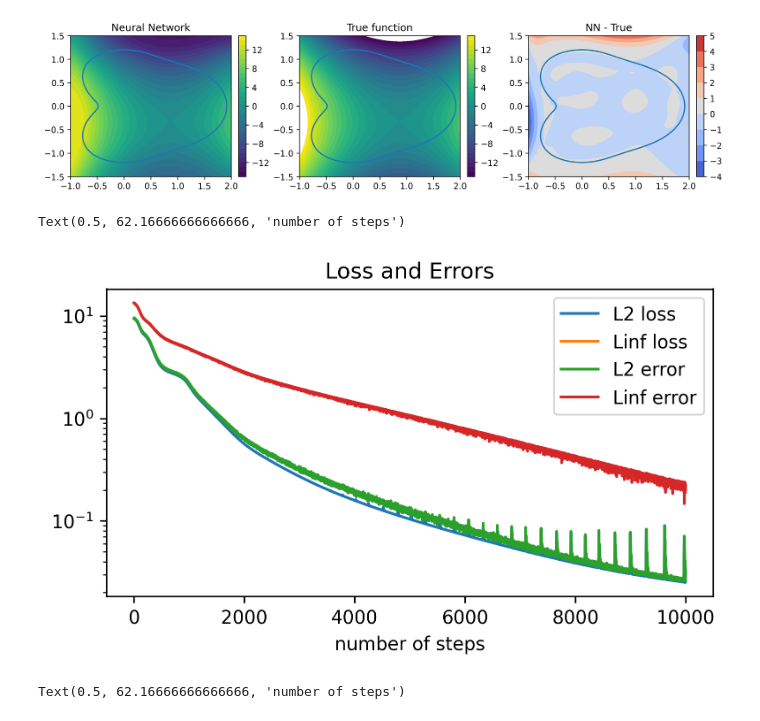
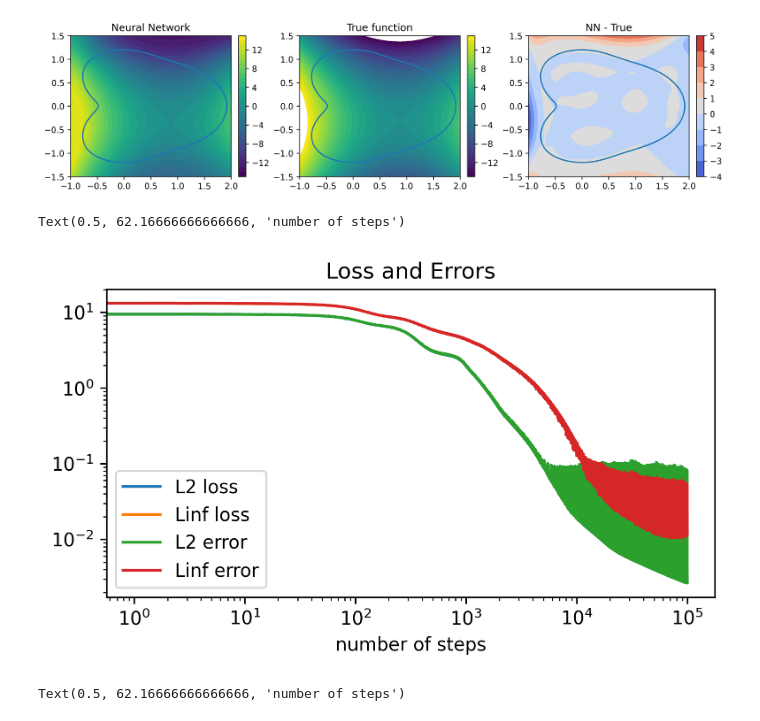
Before and after one commit to mskPark/DRLPDE, a Jupyter notebook: test_plot.ipynb, the cells around one changed output. Saved outputs shown, nothing was run; the diff lists cells and outputs as text; code cells hidden in the pictures.

```diff
--- a/test_plot.ipynb
+++ b/test_plot.ipynb
@@ -219,38 +219,38 @@ mpl.rcParams['figure.dpi'] = 300
 #plt.rcParams['font.serif'] = ['Computer Modern']
 #plt.rcParams['font.size'] = 8
 
 test = 'Test1A'
 
 with open('experiments/' + test + '_parameters.pickle', 'rb') as f:
     parameters = pickle.load(f)
 
 with open('experiments/'  + test + '_losserror.pickle', 'rb') as f:
     loss_error = pickle.load(f)
 
 steps = range(int(parameters['trainingsteps']))
 L2loss = loss_error['loss']['L2 interior loss']
 Linfloss = loss_error['loss']['Linf interior loss']
 L2error = loss_error['errors']['L2 error']
 Linferror = loss_error['errors']['Linf error']
 
 fig, ax = plt.subplots(nrows=1, ncols=1, figsize=[6.4, 4])
 
 plt.tight_layout(pad=5.0)
 
 ax.set_title('Loss and Errors')
 
-ax.semilogy(steps, np.sqrt(L2loss))
-ax.semilogy(steps, Linfloss)
-ax.semilogy(steps, np.sqrt(L2error))
-ax.semilogy(steps, Linferror)
+ax.loglog(steps, np.sqrt(L2loss))
+ax.loglog(steps, Linfloss)
+ax.loglog(steps, np.sqrt(L2error))
+ax.loglog(steps, Linferror)
 ax.legend(['L2 loss', 'Linf loss', 'L2 error', 'Linf error'])
 ax.set_xlabel('number of steps')
 
 #ax[1].set_title('Comparing L2 loss and L2 error')
 #ax[1].semilogy(steps, np.abs( 5.1148*L2loss - L2error) )
 # %% [output]
 Text(0.5, 62.16666666666666, 'number of steps')
-[figure, old version]
+[figure, new version]
 # %%
 # Plot Test B: (Final Errors and Losses) vs Number of Points
 
```
Also changed, not shown: 5 other files.
